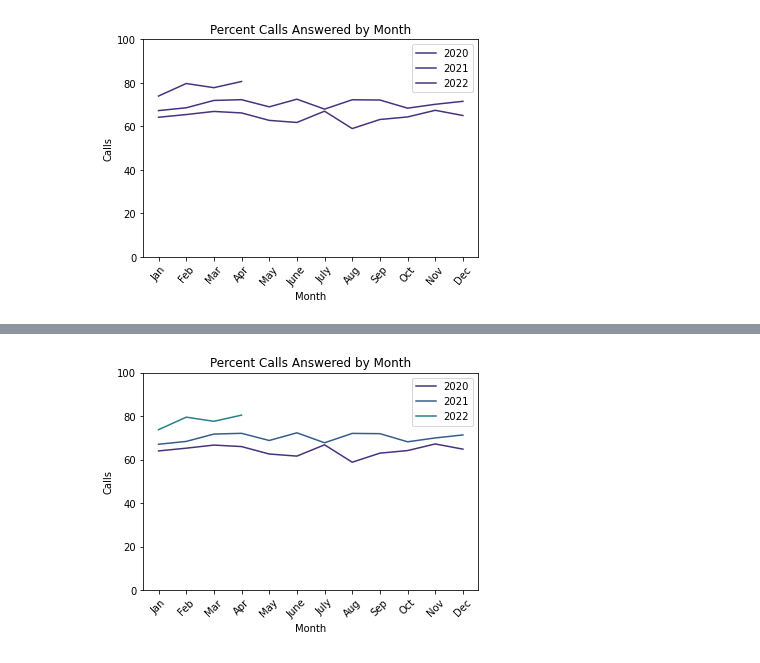
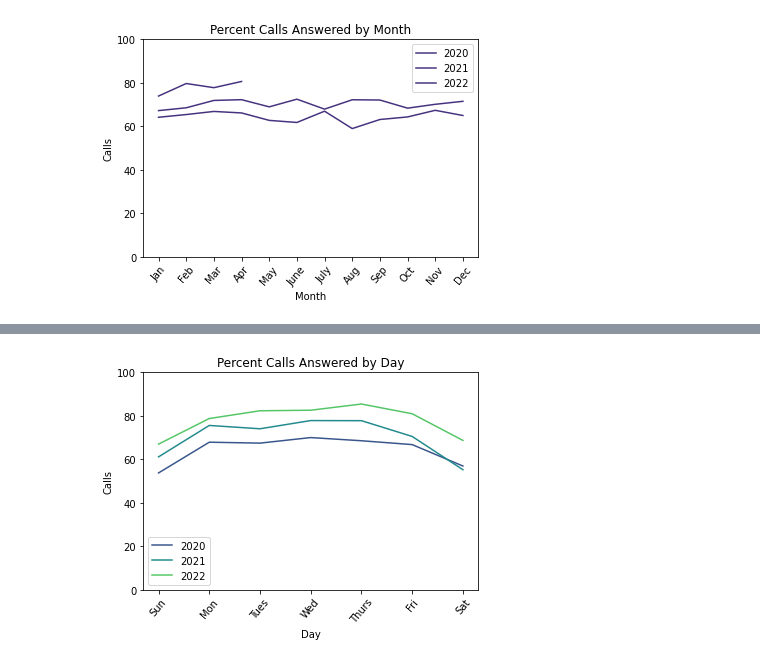
Before and after one commit to NSS-Data-Analytics-Cohort-6/fcs-crisis-sailing-the-seaborn, a Jupyter notebook: notebook/fcs_crisis_calls.ipynb, the cells around one changed output, grey strips where cells are left out. Drawn from its saved outputs; the diff is of its cells as text; code cells hidden in the pictures.

Commit message:
colors fixed, graphs done yayyyyyy

```diff
--- a/notebook/fcs_crisis_calls.ipynb
+++ b/notebook/fcs_crisis_calls.ipynb
@@ -509,18 +494,15 @@ plt.show()
-# %%
-fig = plt.figure()
-ax = plt.subplot()
-
-month_2020['% Answ'].plot(ax=ax)
-month_2021['% Answ'].plot(ax=ax)
-month_2022['% Answ'].plot(ax=ax)
-ax.set_xticks(np.arange(len(month_2020), step=1))
-plt.title("Percent Calls Answered by Month")
-plt.xlabel('Month')
-plt.ylabel("Calls")
-ax.set_xticklabels(['Jan', 'Feb', 'Mar', 'Apr', 'May', 'June', 'July', 'Aug', 'Sep', 'Oct', 'Nov', 'Dec'])
-plt.xticks(rotation=45)
-plt.ylim(0, 100)
-plt.legend(labels=['2020', '2021', '2022'])
-plt.show()
-# %% [output]
-[figure, removed]
+# %%
+fig = plt.figure()
+ax = plt.subplot()
+day_2020['% Answ'].plot(ax=ax, color = '#39568CFF')
+day_2021['% Answ'].plot(ax=ax, color = '#238A8DFF')
+day_2022['% Answ'].plot(ax=ax, color = '#55C667FF')
+plt.title("Percent Calls Answered by Day")
+plt.ylim(0, 100)
+plt.xlabel("Day")
+plt.ylabel("Calls")
+plt.xticks(rotation=50)
+plt.legend(labels=['2020', '2021', '2022'])
+plt.show()
+# %% [output]
+[figure, added]
```
Also changed, not shown: parts of 4 cells of this notebook.
